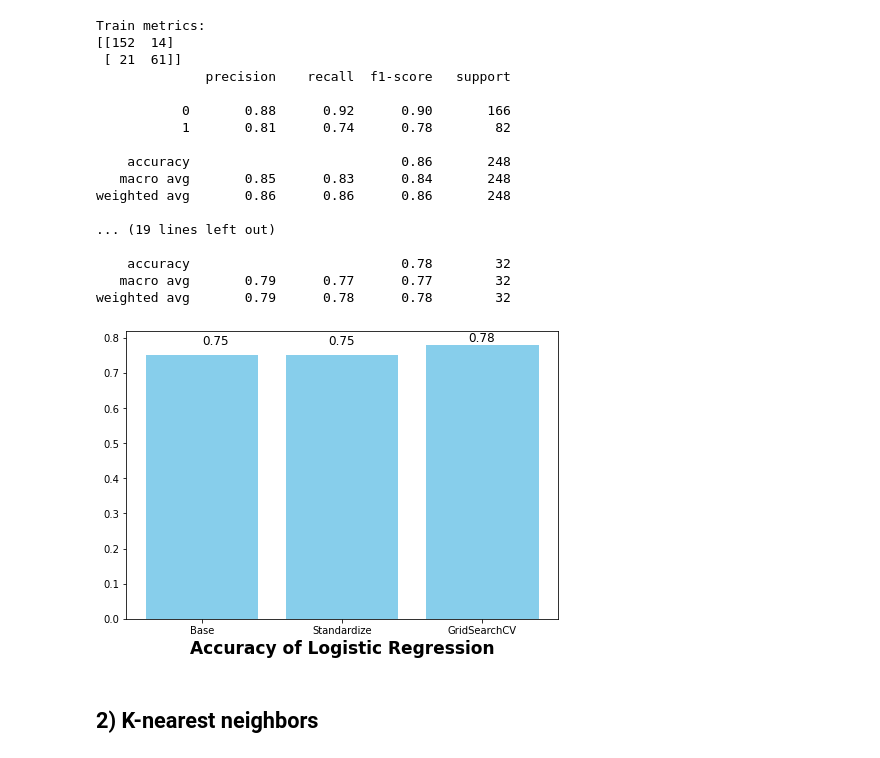
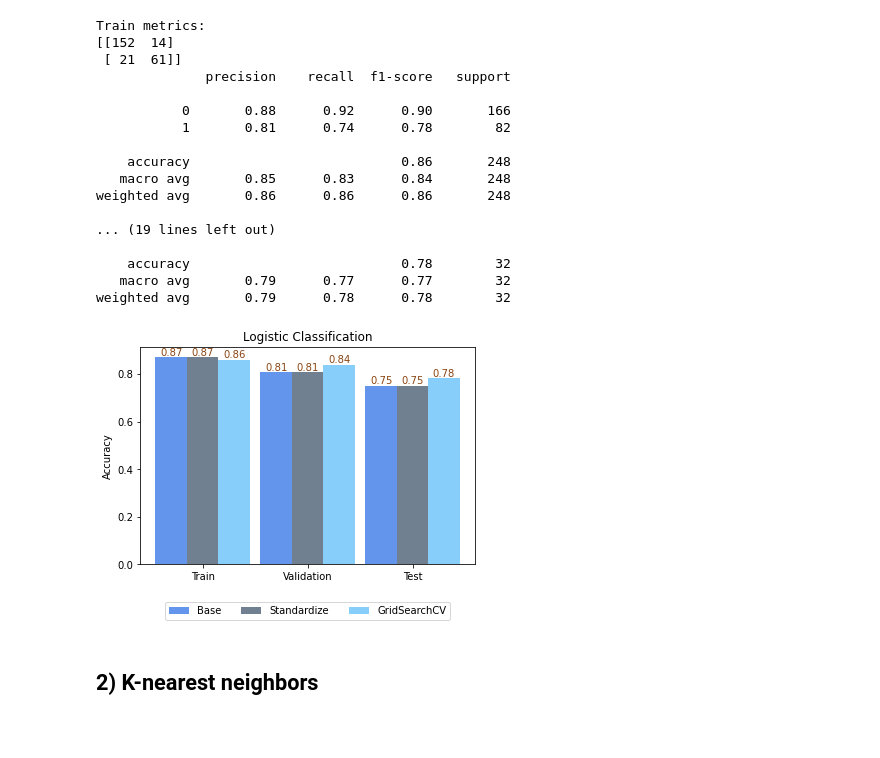
Before and after one commit to shunki-akiyama/HR-Analytics, a Jupyter notebook: HR Analytics.ipynb, the cells around one changed output. Saved outputs shown, nothing was run; the diff lists cells and outputs as text; code cells hidden in the pictures; blank space fills up the shorter version.

```diff
--- a/HR Analytics.ipynb
+++ b/HR Analytics.ipynb
@@ -895,24 +895,48 @@ weighted avg       0.79      0.78      0.78        32
 
 #matplotlib.use('Agg')
 #import matplotlib.pyplot as plt
-# %%
-#Barplot illustrates accuracy of Logistic regression.
-fig = plt.figure()
-ax = fig.add_axes([0,0,1,1])
-model = ['Base', 'Standardize', 'GridSearchCV']
-accuracy = [logistic_r.score(final_X_test, final_y_test),
-            logistic_r.score(final_X_test_imp, final_y_test),
-            logistic_r_gds_best.score(final_X_test, final_y_test)]
-
-# Create labels
-plt.text(0.00, 0.78, s='0.75', size=12)
-plt.text(0.90, 0.78, s='0.75', size=12)
-plt.text(1.90, 0.79, s='0.78', size=12)
-ax.bar(model,accuracy, color="SkyBlue")
-plt.xlabel('Accuracy of Logistic Regression', fontweight='bold', color = 'Black', fontsize='17', horizontalalignment='center')
-plt.show()
-# %% [output]
-[figure, removed]
+# %%
+#Barplot illustrates accuracy of Logistic regression.
+N = 3
+ind = np.arange(N)
+width = 0.30
+
+xvals = [logistic_r.score(final_X_train, final_y_train), logistic_r.score(final_X_val, final_y_val),
+         logistic_r.score(final_X_test, final_y_test)]
+yvals = [logistic_r.score(final_X_train_imp, final_y_train), logistic_r.score(final_X_val_imp, final_y_val),
+       logistic_r.score(final_X_test_imp, final_y_test)]
+zvals = [logistic_r_gds_best.score(final_X_train, final_y_train), logistic_r_gds_best.score(final_X_val, final_y_val),
+        logistic_r_gds_best.score(final_X_test, final_y_test)]
+
+bar1 = plt.bar(ind, xvals, width, color = 'cornflowerblue', label='Base')
+bar2 = plt.bar(ind+width, yvals, width, color='slategrey', label='Standardize')
+bar3 = plt.bar(ind+width+width, zvals, width, color='lightskyblue', label='GridSearchCV')
+
+plt.xlabel("", color='black')
+plt.ylabel('Accuracy', color='black')
+plt.title("Logistic Classification", color='black')
+
+#Create Label
+for rect in bar1:
+    height = rect.get_height()
+    plt.text(rect.get_x() + rect.get_width()/2.0, height, "{:.2f}".format(height),
+             ha='center', va='bottom', color='saddlebrown')
+
+for rect in bar2:
+    height = rect.get_height()
+    plt.text(rect.get_x() + rect.get_width()/2.0, height, "{:.2f}".format(height),
+             ha='center', va='bottom', color='saddlebrown')
+
+for rect in bar3:
+    height = rect.get_height()
+    plt.text(rect.get_x() + rect.get_width()/2.0, height, "{:.2f}".format(height),
+             ha='center', va='bottom', color='saddlebrown')
+
+plt.xticks(ind+width, ['Train', 'Validation', 'Test'])
+plt.legend(loc="upper center", bbox_to_anchor=(0.5, -0.15), ncol= 3)
+plt.show()
+# %% [output]
+[figure, added]
 # %% [markdown]
 ## 2) K-nearest neighbors
 # %%
```
Also changed, not shown: parts of 30 cells of this notebook.
